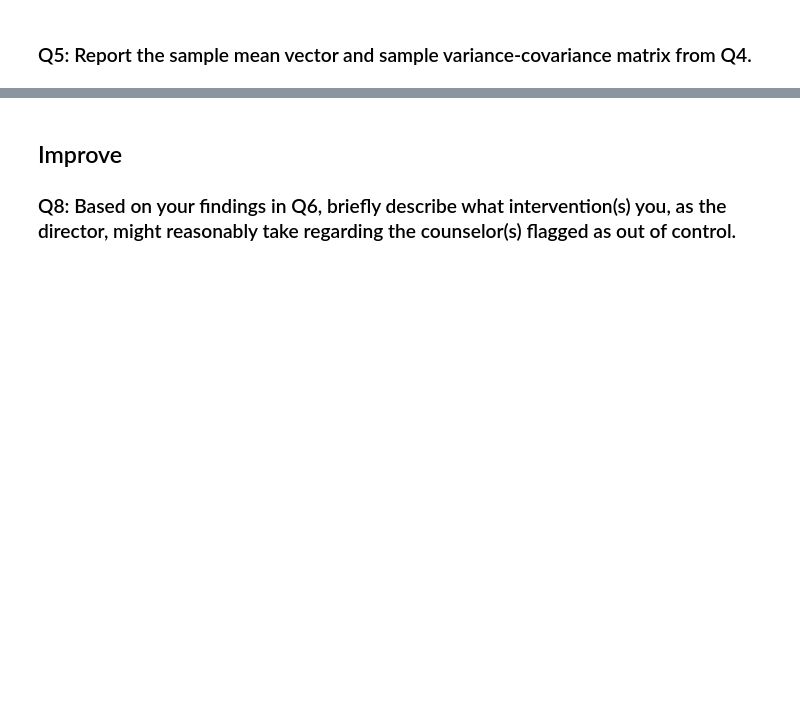
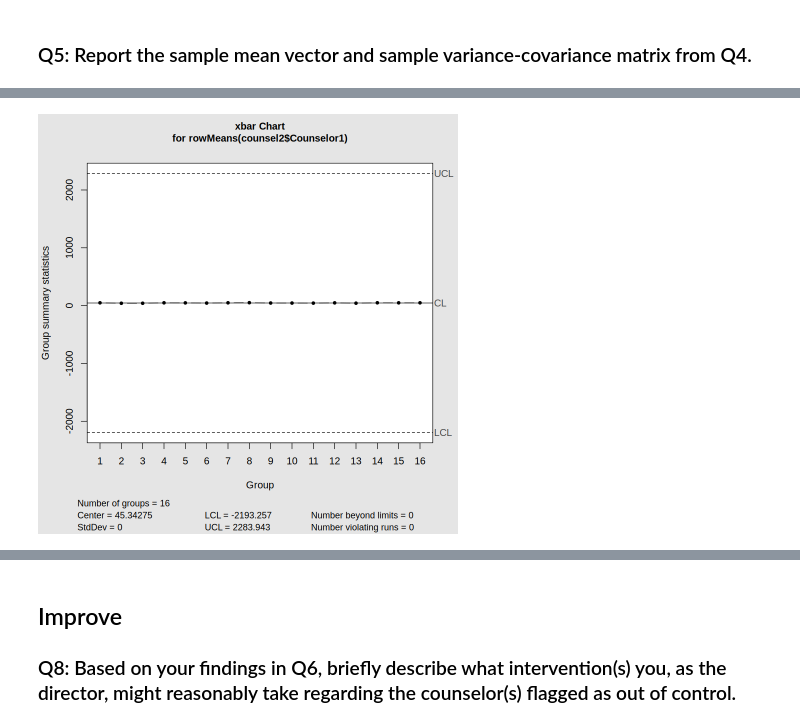
Before and after one commit to a-gidding/STAT-7110-Quality-Control, a Jupyter notebook: Assignments/HW4/STAT-7110-HW4.ipynb, the cells around one changed output, grey strips where cells are left out. Cells and saved outputs as stored; diff of their text form; code cells hidden in the pictures; blank space fills up the shorter version.

```diff
--- a/Assignments/HW4/STAT-7110-HW4.ipynb
+++ b/Assignments/HW4/STAT-7110-HW4.ipynb
@@ -107,0 +180,8 @@ It is reasonable to suspect that the scores could be correlated because there ar
+# %%
+lapply(counsel2,FUN=function(x){
+
+  return(mean(rowMeans(x)))
+
+})
+
+c4 <- 0.0108
@@ -107,0 +200,31 @@ It is reasonable to suspect that the scores could be correlated because there ar
+# %%
+coun1_xbar <- t2_counsel$center[1]
+coun2_xbar <- t2_counsel$center[2]
+coun3_xbar <- t2_counsel$center[3]
+coun4_xbar <- t2_counsel$center[3]
+
+coun1_sd <- sqrt(t2_counsel$cov[1,1])/c4
+coun2_sd <- sqrt(t2_counsel$cov[2,2])/c4
+coun3_sd <- sqrt(t2_counsel$cov[3,3])/c4
+coun4_sd <- sqrt(t2_counsel$cov[4,4])/c4
+# %%
+coun1_ucl <- coun1_xbar + 3*coun1_sd
+coun1_lcl <- coun1_xbar - 3*coun1_sd
+
+coun2_ucl <- coun2_xbar + 3*coun2_sd
+coun2_lcl <- coun2_xbar - 3*coun2_sd
+
+coun3_ucl <- coun3_xbar + 3*coun3_sd
+coun3_lcl <- coun3_xbar - 3*coun3_sd
+
+coun4_ucl <- coun4_xbar + 3*coun4_sd
+coun4_lcl <- coun4_xbar - 3*coun4_sd
+# %%
+xbar1 <- qcc(rowMeans(counsel2$Counselor1),
+             type="xbar",
+             center=coun1_xbar,
+             sigma=coun1_sd,
+             sizes=5,
+             limits=c(coun1_lcl,coun1_ucl))
+# %% [output]
+[figure, added]
```
Also changed, not shown: parts of 13 cells of this notebook.
